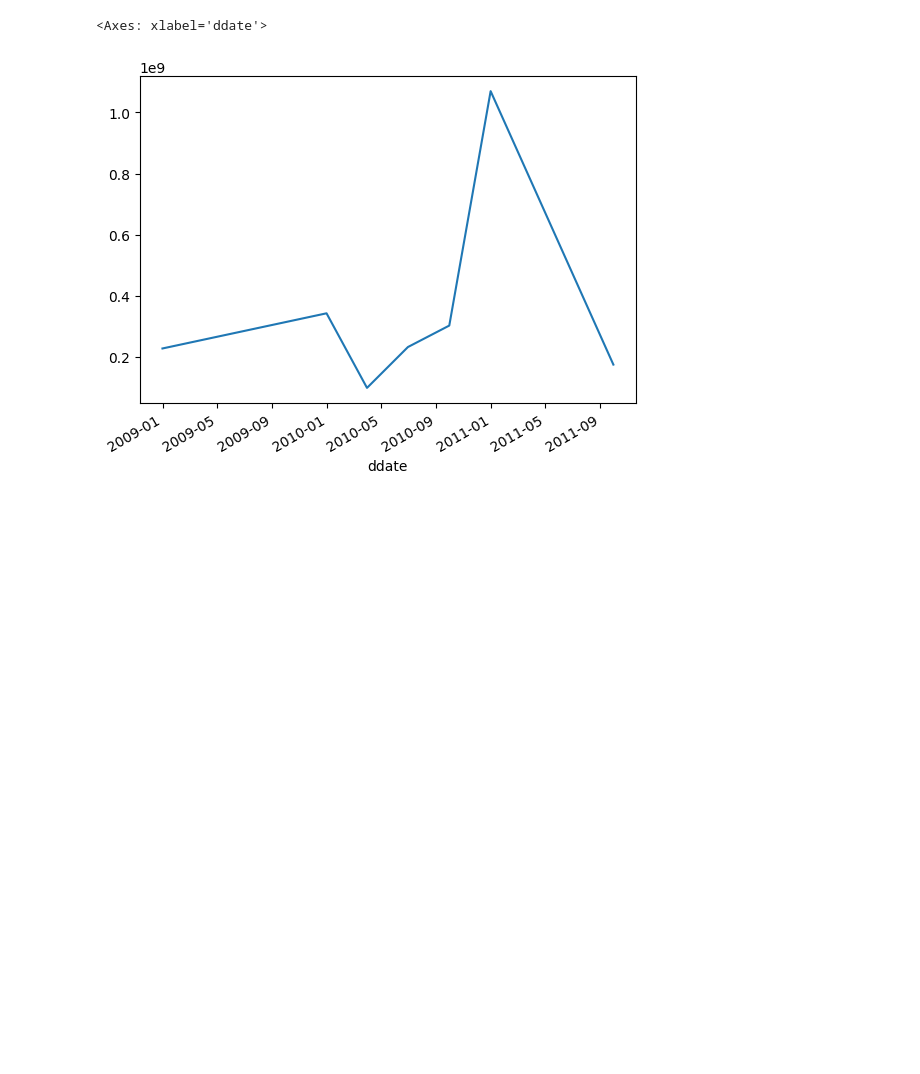
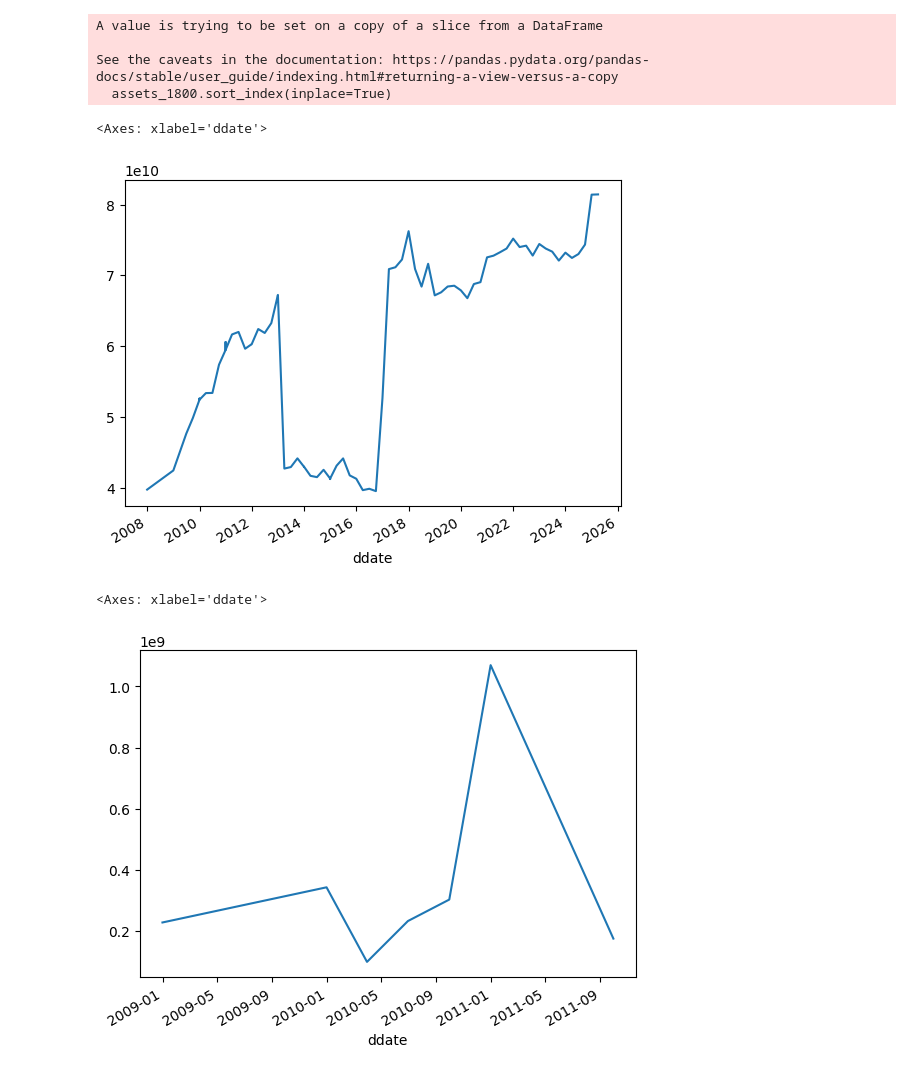
Before and after one commit to ericleonen/sec-fundamentals-explorer, a Jupyter notebook: notebooks/plot_company_liabilties.ipynb, the cells around one changed output. Drawn from its saved outputs; the diff is of its cells as text; code cells hidden in the pictures; blank space fills up the shorter version.

Commit message:
update plotting notebook

```diff
--- a/notebooks/plot_company_liabilties.ipynb
+++ b/notebooks/plot_company_liabilties.ipynb
@@ -1,7 +1,24 @@
 # %%
 import pandas as pd
+import glob
 
-financial_statements = pd.read_csv("../data/preprocessed/financial_statements.csv", parse_dates=[2])
+files = glob.glob("/workspace/data/preprocessed/part-*.csv")
+# %%
+df = pd.concat((pd.read_csv(f) for f in files), ignore_index=True)
+# %%
+assets_1800 = df.query("cik == 1800 & tag == 'Assets'")
+assets_1800.loc[:, "ddate"] = pd.to_datetime(assets_1800["ddate"])
+assets_1800.set_index("ddate", inplace=True)
+assets_1800.sort_index(inplace=True)
+
+assets_1800["value"].plot()
+# %% [output]
+A value is trying to be set on a copy of a slice from a DataFrame
+
+See the caveats in the documentation: https://pandas.pydata.org/pandas-docs/stable/user_guide/indexing.html#returning-a-view-versus-a-copy
+  assets_1800.sort_index(inplace=True)
+<Axes: xlabel='ddate'>
+[figure, added]
 # %%
 import matplotlib.pyplot as plt
 
```
